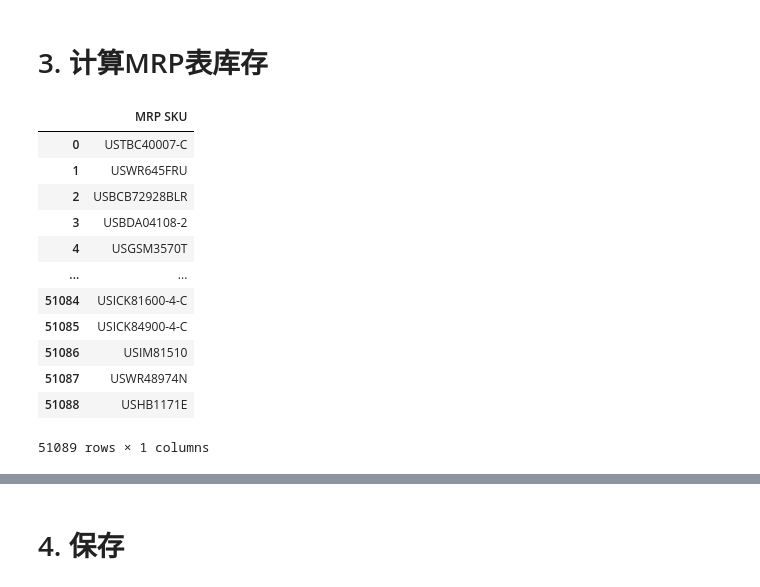
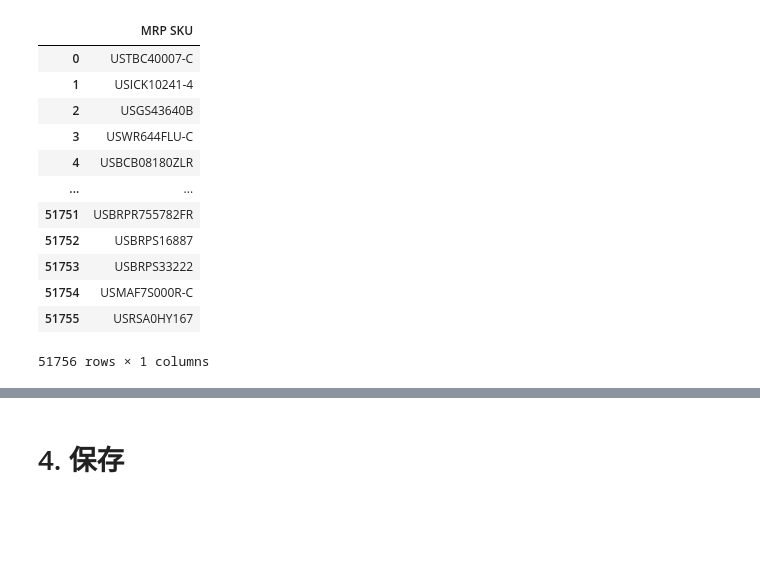
Before and after one commit to hzm1124/YangTeng, a Jupyter notebook: 2.断货汇报/1-库存表生成-Lennon.ipynb, the cells around one changed output, grey strips where cells are left out. Saved outputs shown, nothing was run; the diff lists cells and outputs as text; code cells hidden in the pictures; blank space fills up the shorter version.

Commit message:
update 断货汇报

```diff
--- a/2.断货汇报/1-库存表生成-Lennon.ipynb
+++ b/2.断货汇报/1-库存表生成-Lennon.ipynb
@@ -13,8 +0,0 @@
-# %%
-alternate = '../../file/替代料总表02-27.xlsx'
-dict_price = {'file_name': '../../file/改价表 3-3.xlsx',
-              'sheet_name': 'YDK2库存 03-03',
-              'col_name': '商品编码 3-3'}
-mrp = '../../file/US MRP20230227运营.xlsx'
-
-out = '../../file/Lennon_断货汇报_整理好的库存表_NOW().xlsx'
@@ -20,0 +8,13 @@ out = '../../file/Lennon_断货汇报_整理好的库存表_NOW().xlsx'
+# %%
+list_file = list(os.walk('./'))[0][2]
+for file in list_file:
+    if '替代料总表' in file:
+        alternate = file
+    elif '改价表' in file:
+        stock = file
+    elif 'US MRP' in file:
+        mrp = file
+
+print(f'alternate: \t{alternate}')
+print(f'stock: \t\t{stock}')
+print(f'mrp: \t\t{mrp}')
@@ -161,20 +236,20 @@ df_alternate
-# %% [markdown]
-# 3. 计算MRP表库存
 # %%
-df_mrp = pd.read_excel(mrp, header=1)[['MRP SKU']]
+df_mrp = pd.read_excel(mrp,
+                       header=1,
+                       usecols='B').fillna(0)
 
 df_mrp
 # %% [output]
 |  | MRP SKU |
 | 0 | USTBC40007-C |
-| 1 | USWR645FRU |
-| 2 | USBCB72928BLR |
-| 3 | USBDA04108-2 |
-| 4 | USGSM3570T |
+| 1 | USICK10241-4 |
+| 2 | USGS43640B |
+| 3 | USWR644FLU-C |
+| 4 | USBCB08180ZLR |
 | ... | ... |
-| 51084 | USICK81600-4-C |
-| 51085 | USICK84900-4-C |
-| 51086 | USIM81510 |
-| 51087 | USWR48974N |
-| 51088 | USHB1171E |
+| 51751 | USBRPR755782FR |
+| 51752 | USBRPS16887 |
+| 51753 | USBRPS33222 |
+| 51754 | USMAF7S000R-C |
+| 51755 | USRSA0HY167 |
-51089 rows × 1 columns
+51756 rows × 1 columns
```
Also changed, not shown: parts of 23 cells of this notebook, 12 other files.
